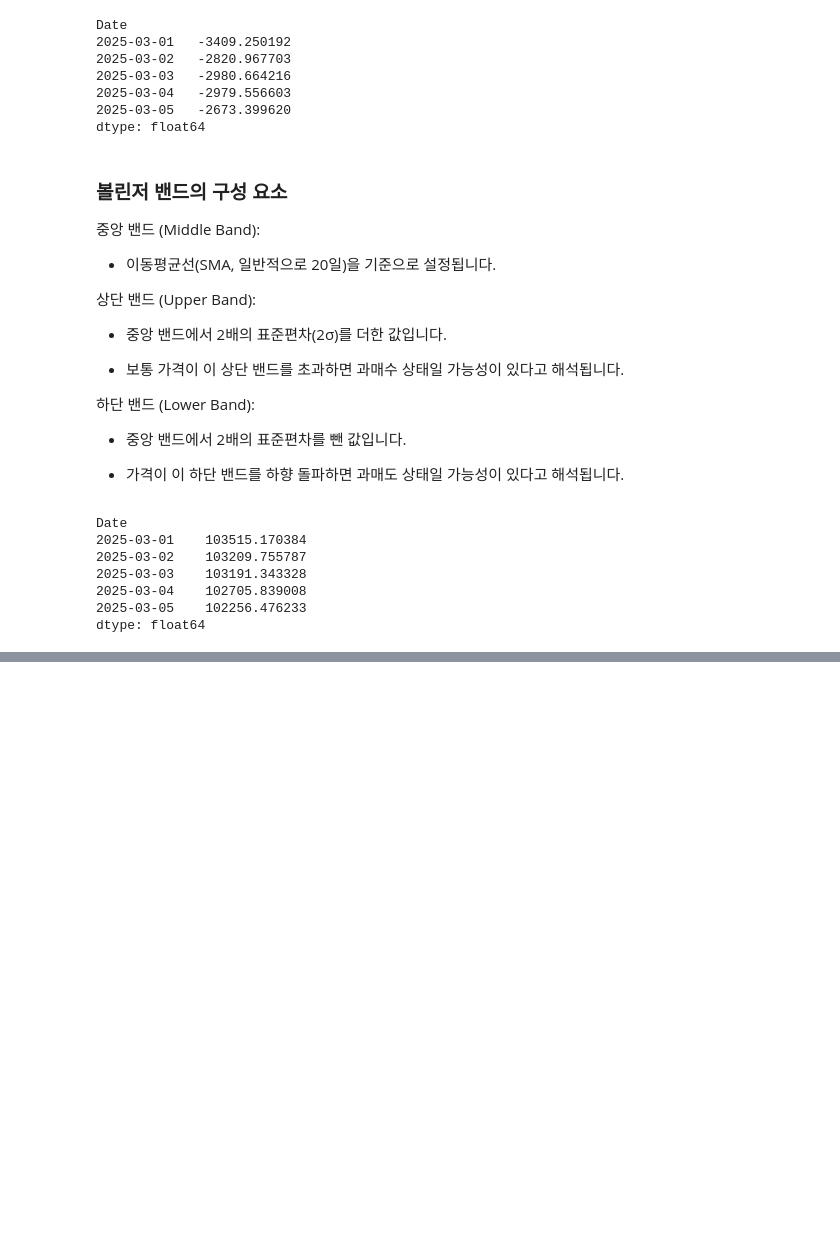
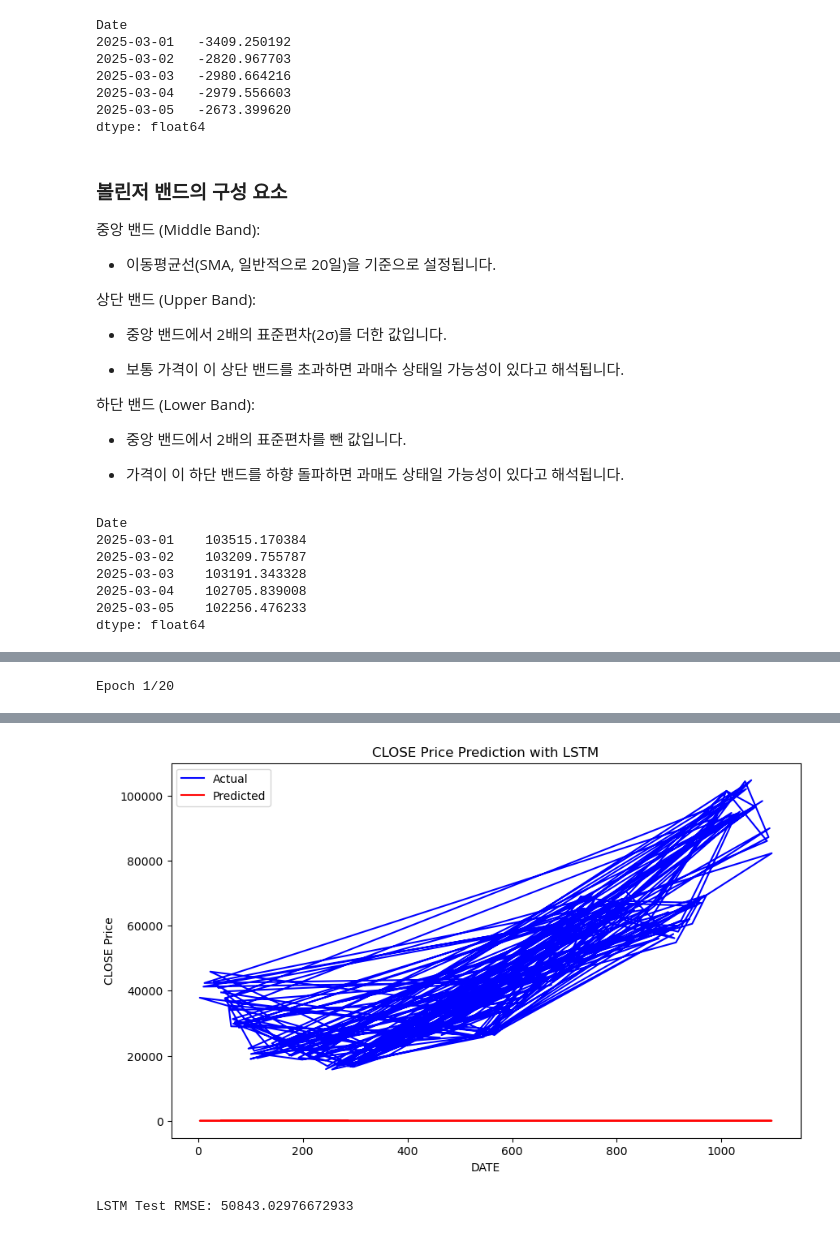
Before and after one commit to roy-jeong1116/btc-auto-trader, a Jupyter notebook: data.ipynb, the cells around one changed output, grey strips where cells are left out. Cells and saved outputs as stored; diff of their text form; code cells hidden in the pictures; blank space fills up the shorter version.

```diff
--- a/data.ipynb
+++ b/data.ipynb
@@ -265,0 +411,71 @@ fig.write_image("resources/bitcoin_price_with_bollinger_bands.png", width=800, h
+# %%
+import numpy as np
+import pandas as pd
+import matplotlib.pyplot as plt
+from sklearn.preprocessing import StandardScaler
+from sklearn.model_selection import train_test_split
+from keras.models import Sequential
+from keras.layers import LSTM, Dense, Dropout
+
+# 데이터 로딩
+# 여기서 df는 시계열 데이터 프레임이라고 가정합니다.
+df = pd.read_csv('technical_data.csv')  # CSV 파일 불러오기 (필요
+
+# 'Date' 열을 datetime 형식으로 변환
+df['DATE'] = pd.to_datetime(df['DATE'])
+df = df.sort_values('DATE')
+
+# 'CLOSE' 열을 예측하고자 하므로 해당 열을 y로 설정
+y = df['CLOSE']
+
+# 'CLOSE'를 제외한 나머지 열들을 X로 설정
+X = df.drop(['CLOSE', 'DATE'], axis=1)
+
+# 데이터 정규화 (StandardScaler 사용)
+scaler = StandardScaler()
+X_scaled = scaler.fit_transform(X)
+
+# LSTM 모델은 (샘플 수, 타임스텝 수, 특성 수) 형태의 입력을 요구
+# 데이터 차원 변경: (샘플 수, 1, 특성 수)로 변경
+X_scaled = np.reshape(X_scaled, (X_scaled.shape[0], 1, X_scaled.shape[1]))
+
+# 학습 데이터와 테스트 데이터로 분리 (80% - 20%)
+X_train, X_test, y_train, y_test = train_test_split(X_scaled, y, test_size=0.2, random_state=42)
+
+# LSTM 모델 정의
+model = Sequential()
+
+# LSTM 레이어 추가 (입력 차원: (1, 특성 수))
+model.add(LSTM(units=50, return_sequences=False, input_shape=(X_train.shape[1], X_train.shape[2])))
+model.add(Dropout(0.2))
+
+# 출력 레이어 (회귀 문제이므로 Dense 출력)
+model.add(Dense(units=1))
+
+# 모델 컴파일
+model.compile(optimizer='adam', loss='mean_squared_error')
+
+# 모델 학습
+model.fit(X_train, y_train, epochs=20, batch_size=32, verbose=2)
+
+# 테스트 데이터로 예측
+y_pred = model.predict(X_test)
+
+# 예측 결과 시각화
+plt.figure(figsize=(10, 6))
+plt.plot(y_test.index, y_test, color='blue', label='Actual')
+plt.plot(y_test.index, y_pred, color='red', label='Predicted')
+plt.title('CLOSE Price Prediction with LSTM')
+plt.xlabel('DATE')
+plt.ylabel('CLOSE Price')
+plt.legend()
+plt.show()
+
+# 모델 성능 평가 (RMSE 계산)
+from sklearn.metrics import mean_squared_error
+import math
+
+rmse = math.sqrt(mean_squared_error(y_test, y_pred))
+print(f'LSTM Test RMSE: {rmse}')
+# %% [output]
+Epoch 1/20
@@ -265,0 +499,2 @@ fig.write_image("resources/bitcoin_price_with_bollinger_bands.png", width=800, h
+[figure, added]
+LSTM Test RMSE: 50843.02976672933
```
Also changed, not shown: parts of 17 cells of this notebook, 6 other files.
